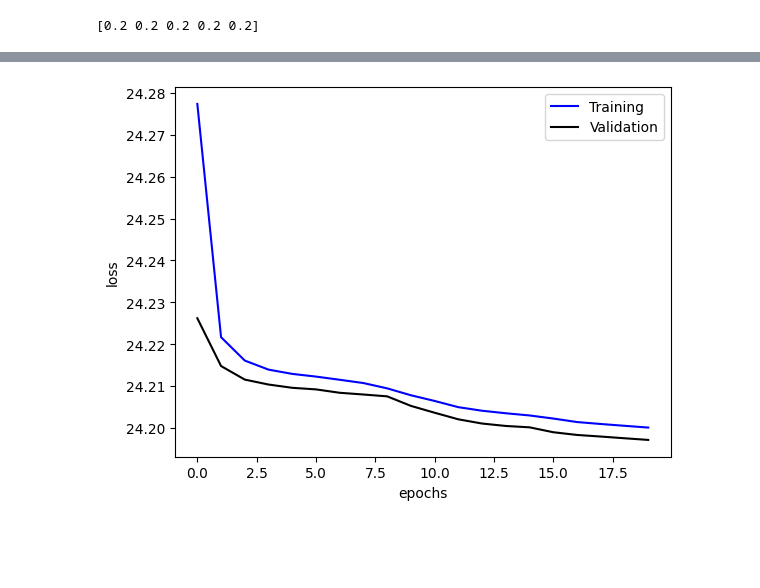
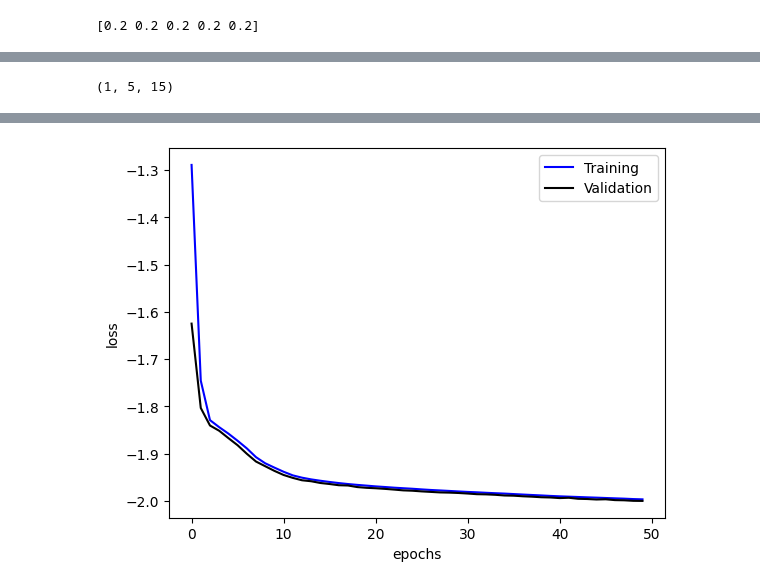
Before and after one commit to WaqarMohmand/My_DC3, a Jupyter notebook: My_DC3.ipynb, the cells around one changed output, grey strips where cells are left out. Drawn from its saved outputs; the diff is of its cells as text; code cells hidden in the pictures; blank space fills up the shorter version.

```diff
--- a/My_DC3.ipynb
+++ b/My_DC3.ipynb
@@ -492,3 +516,7 @@ def generate_B_tilda(B, K):
 # %%
 def transpose_A_tilda(A_tilda):
     return tf.transpose(A_tilda, perm=[0, 2, 1])
+# %%
+print(A_tilda_T.shape)
+# %% [output]
+(1, 5, 15)
@@ -499,10 +529,6 @@ def custom_loss_DC3(y_true, y_pred):
     p = tf.multiply(PMax, y_pred)
     p = tf.reshape(p, (-1, K, 1))
 
-
-
-
-    learning_rate = 1e-3
 
 
     # Extract EsN0 value and reshape y_true to exclude EsN0 column
@@ -513,7 +539,7 @@ def custom_loss_DC3(y_true, y_pred):
     # Determine noise variance based on EsN0 value
     sigma_sqr_noise_lf = tf.where(EsN0_val < 10, 1e-0,
                                   tf.where(EsN0_val < 20, 1e-1,
-                                           tf.where(EsN0_val < 30, 1e-2,
+                                          tf.where(EsN0_val < 30, 1e-2,
                                                     tf.where(EsN0_val < 40, 1e-3, 1e-4))))
 
     # Reshape y_true to form hij matrix and calculate squared magnitudes
@@ -522,7 +548,7 @@ def custom_loss_DC3(y_true, y_pred):
 
 
 
-      ## Create matrix A
+    ## Create matrix A
     A = generate_A(hij.shape[0], K, SINR_P_min, hij)
     b = generate_b(hij.shape[0], K, SINR_P_min, sigma_sqr_noise_0dB, hij)
 
@@ -532,7 +558,7 @@ def custom_loss_DC3(y_true, y_pred):
 
 
     # Define A_tilda, b_tilda, A_transpose_tilda
-     ## Compute A_tilda and B_tilda
+    ## Compute A_tilda and B_tilda
     A_tilda = generate_A_tilda(A, K)
     B_tilda = generate_B_tilda(B, K)
 
@@ -540,16 +566,17 @@ def custom_loss_DC3(y_true, y_pred):
     A_tilda_T = transpose_A_tilda(A_tilda)
 
 
+    learning_rate = 1e-3
+
     # Gradient Descent for Correction
     for i in range(100):
-         # V = tf.linalg.matmul(A_tilda , p )  - b_tilda
-         V = B_tilda - tf.matmul(A_tilda, p)
-         V_relu = tf.nn.relu(V)
-         gd   = -2 * tf.matmul( A_tilda_T ,V_relu)
-         p = p - learning_rate * gd
+      # V = tf.linalg.matmul(A_tilda , p )  - b_tilda
+      V = B_tilda - tf.matmul(A_tilda, p)
+      V_relu = tf.nn.relu(V)
+      gd   = -2 * tf.matmul( A_tilda_T ,V_relu)
+      p = p - learning_rate * gd
 
     p = tf.nn.relu(p)
-
 
 
     # # Calculate interference and SINR for each transmitter-receiver pair
@@ -570,14 +597,9 @@ def custom_loss_DC3(y_true, y_pred):
 
 
 
+  # p1 = tf.reshape(p, (-1, K, 1))
 
-
-
-
-
-    # p1 = tf.reshape(p, (-1, K, 1))
-
-    w = PMax - p
+    w = p - PMax
 
     A_p = tf.matmul(A, p)
 
@@ -585,9 +607,18 @@ def custom_loss_DC3(y_true, y_pred):
 
     s = B - A_p
 
+    #Ex
+    # tf.print(w.shape)
+    # tf.print(s.shape)
+    # tf.print(A.shape)
+    # tf.print(b.shape)
+    # tf.print(B.shape)
+    # tf.print(p.shape)
+
+
 
     # Apply ReLU to the constraint violation
-    constraint_violation = tf.nn.relu(tf.concat([p, w, s],axis=1))
+    constraint_violation = tf.nn.relu(tf.concat([-p, w, s],axis=1))
 
     # L2 norm of the constraint violation
     penalty_term = tf.reduce_sum(tf.square(constraint_violation), axis=1)  # ||ReLU(gx(y))||^2
@@ -694,7 +725,7 @@ model.compile(optimizer = Opt_Adam, loss = custom_loss_DC3)
 train_input = [train_input_F_H_shuffled, train_input_EsN0_shuffled]
 valid_input = [valid_input_F_H_shuffled, valid_input_EsN0_shuffled]
 
-history = model.fit(train_input, train_y_true, epochs = 20,
+history = model.fit(train_input, train_y_true, epochs = 50,
                     validation_data = (valid_input, valid_y_true), batch_size = 1000)
 
 plt.plot(history.epoch, history.history['loss'], color = "blue", label = "Training")
@@ -724,4 +755,4 @@ Epoch 20/20
-[figure, old version]
+[figure, new version]
 # %%
 # Test data setup
 test_input = [test_input_F_H_0dB, test_input_EsN0_0dB]
```
Also changed, not shown: parts of 11 cells of this notebook.
